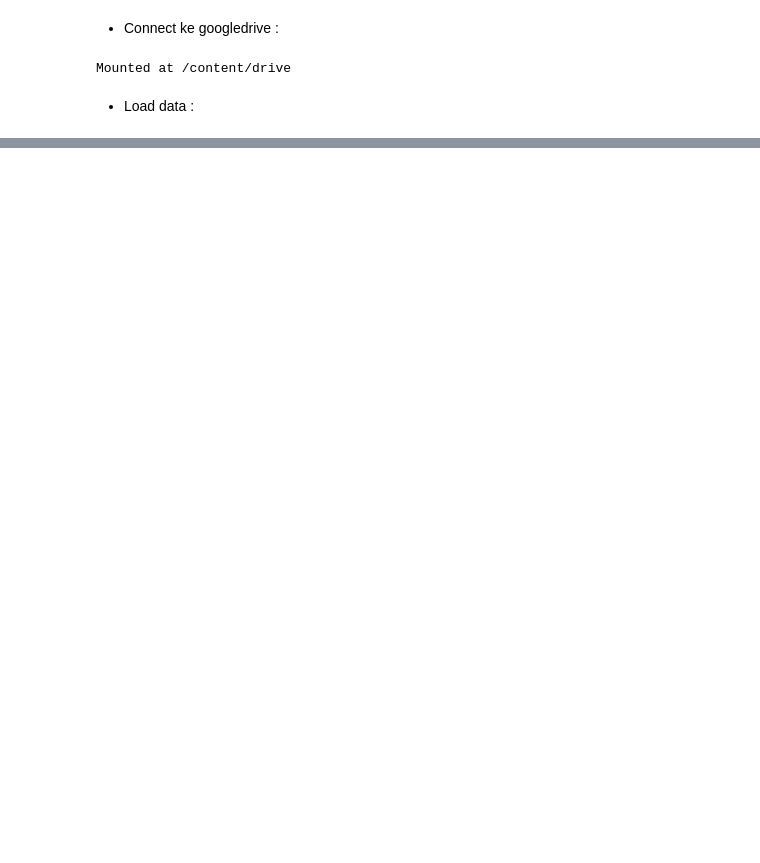
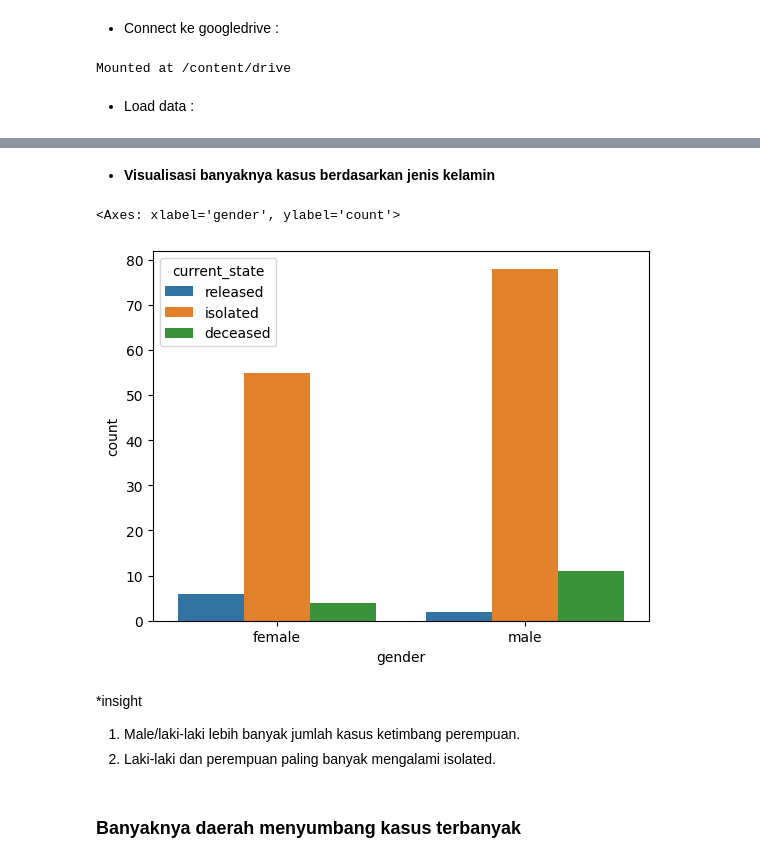
Before and after one commit to vedricopane/DataScience-AnalisaDataKasusCovid19, a Jupyter notebook: DataScience_AnalisaDataKasusCovid19.ipynb, the cells around one changed output, grey strips where cells are left out. Drawn from its saved outputs; the diff is of its cells as text; code cells hidden in the pictures; blank space fills up the shorter version.

```diff
--- a/DataScience_AnalisaDataKasusCovid19.ipynb
+++ b/DataScience_AnalisaDataKasusCovid19.ipynb
@@ -55,0 +247,16 @@ Melakukan prediksi kasus 60 hari ke depan.
+# %% [markdown]
+* **Visualisasi banyaknya kasus berdasarkan jenis kelamin**
+# %%
+import seaborn as sns
+
+sns.countplot(x='gender', hue='current_state', data=pasien)
+# %% [output]
+<Axes: xlabel='gender', ylabel='count'>
+[figure, added]
+# %% [markdown]
+*insight
+
+1. Male/laki-laki lebih banyak jumlah kasus ketimbang perempuan.
+2. Laki-laki dan perempuan paling banyak mengalami isolated.
+# %% [markdown]
+### **Banyaknya daerah menyumbang kasus terbanyak**
```
Also changed, not shown: parts of 68 cells of this notebook.
